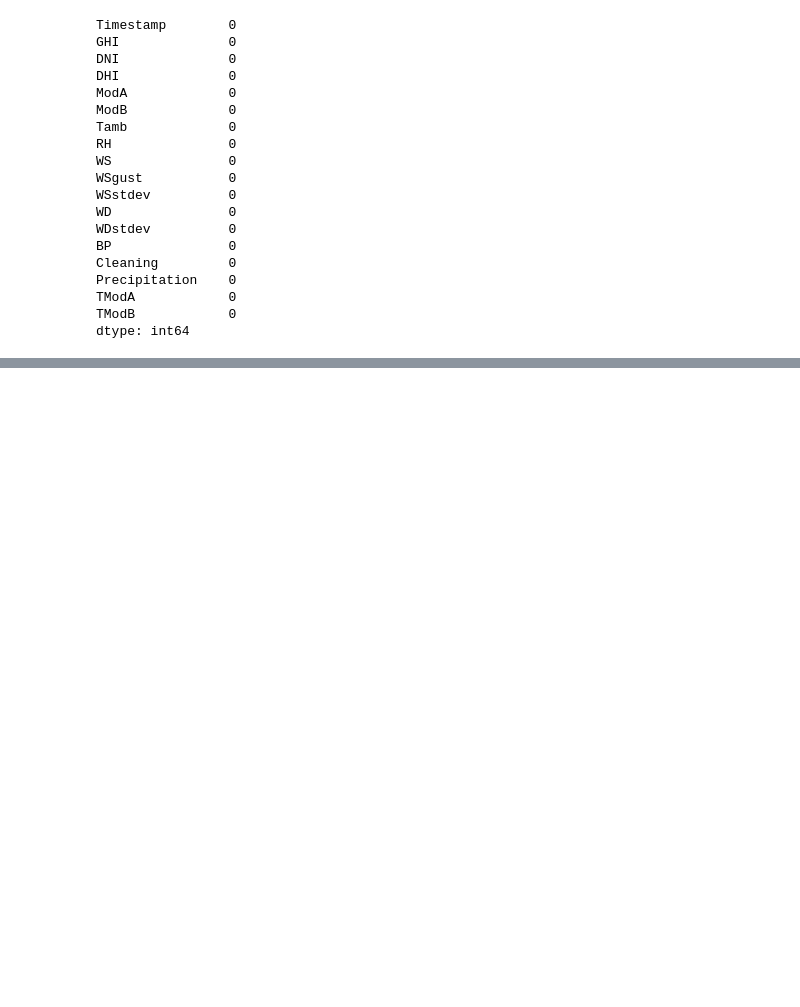
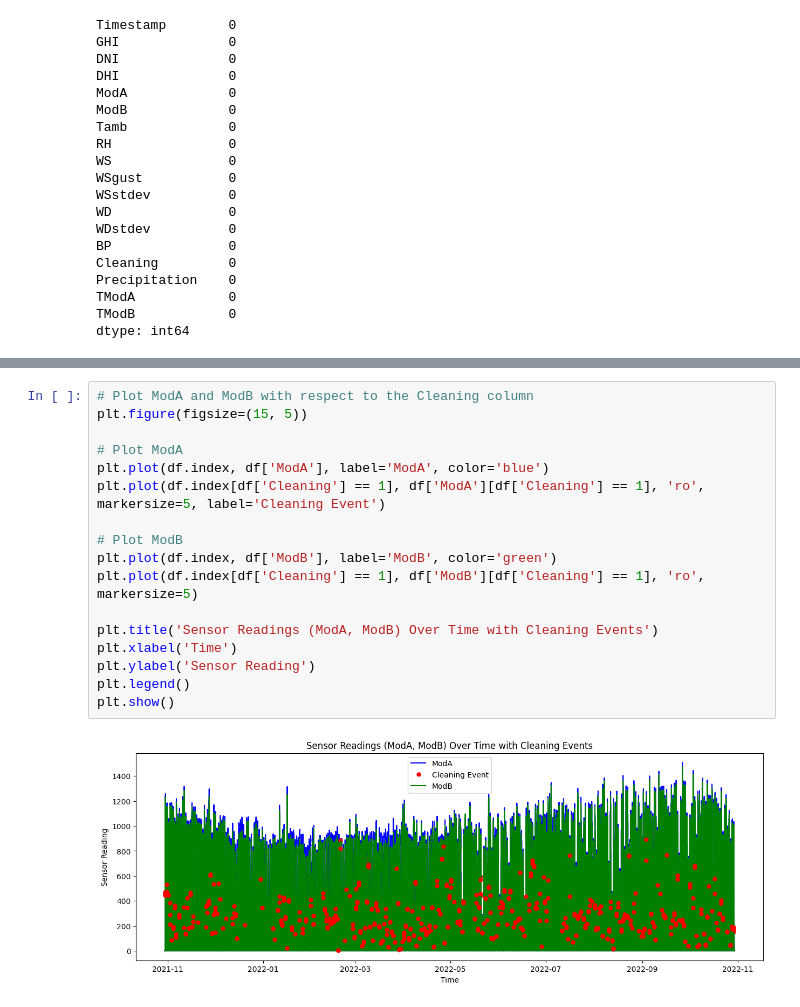
Before and after one commit to Abiy-Alemu/kaimweek0, a Jupyter notebook: notebooks/country2.ipynb, the cells around one changed output, grey strips where cells are left out. Cells and saved outputs as stored; diff of their text form; blank space fills up the shorter version.

```diff
--- a/notebooks/country2.ipynb
+++ b/notebooks/country2.ipynb
@@ -129,0 +354,19 @@ dtype: int64
+# %%
+# Plot ModA and ModB with respect to the Cleaning column
+plt.figure(figsize=(15, 5))
+
+# Plot ModA
+plt.plot(df.index, df['ModA'], label='ModA', color='blue')
+plt.plot(df.index[df['Cleaning'] == 1], df['ModA'][df['Cleaning'] == 1], 'ro', markersize=5, label='Cleaning Event')
+
+# Plot ModB
+plt.plot(df.index, df['ModB'], label='ModB', color='green')
+plt.plot(df.index[df['Cleaning'] == 1], df['ModB'][df['Cleaning'] == 1], 'ro', markersize=5)
+
+plt.title('Sensor Readings (ModA, ModB) Over Time with Cleaning Events')
+plt.xlabel('Time')
+plt.ylabel('Sensor Reading')
+plt.legend()
+plt.show()
+# %% [output]
+[figure, added]
```
Also changed, not shown: parts of 8 cells of this notebook, 1 other file.
